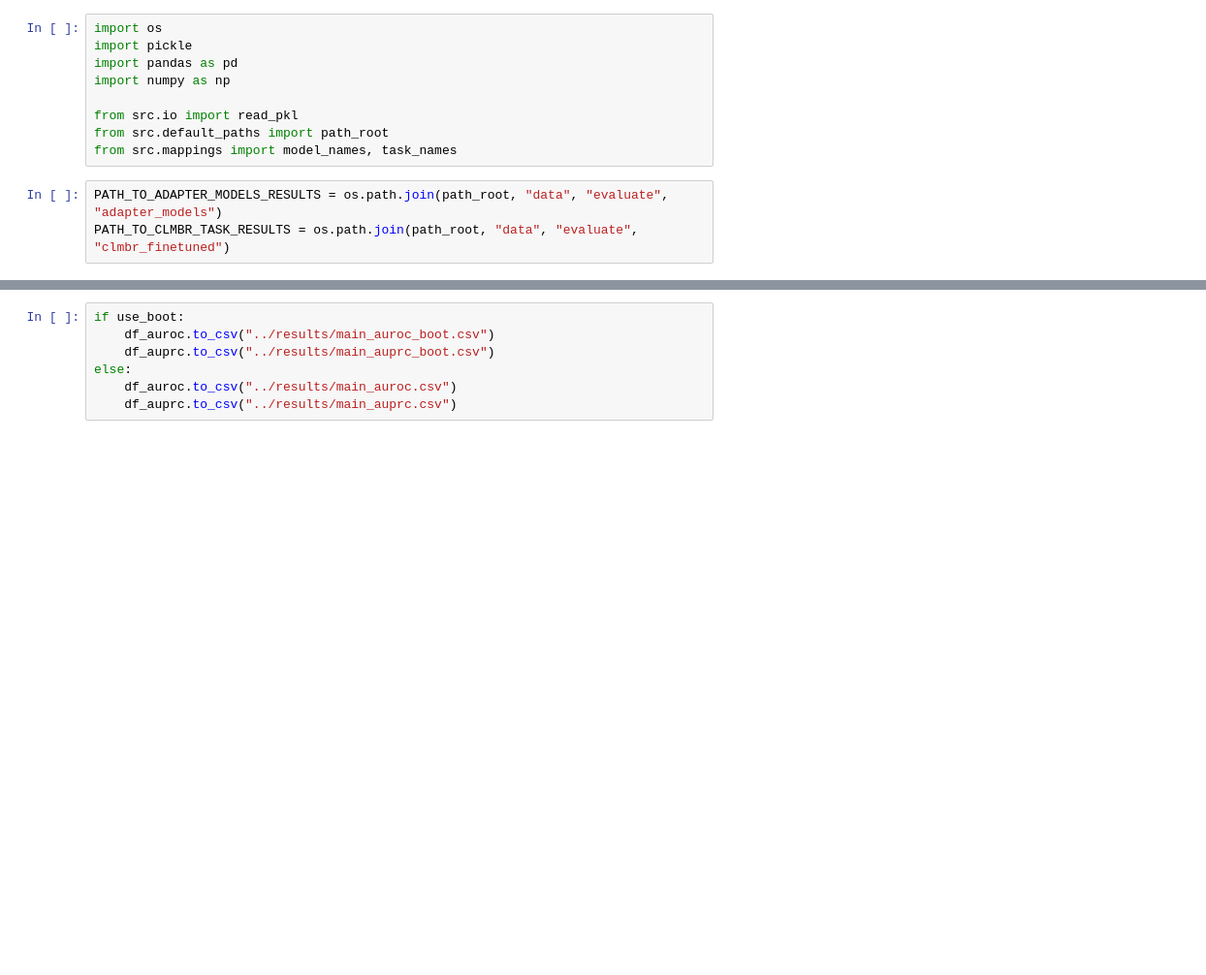
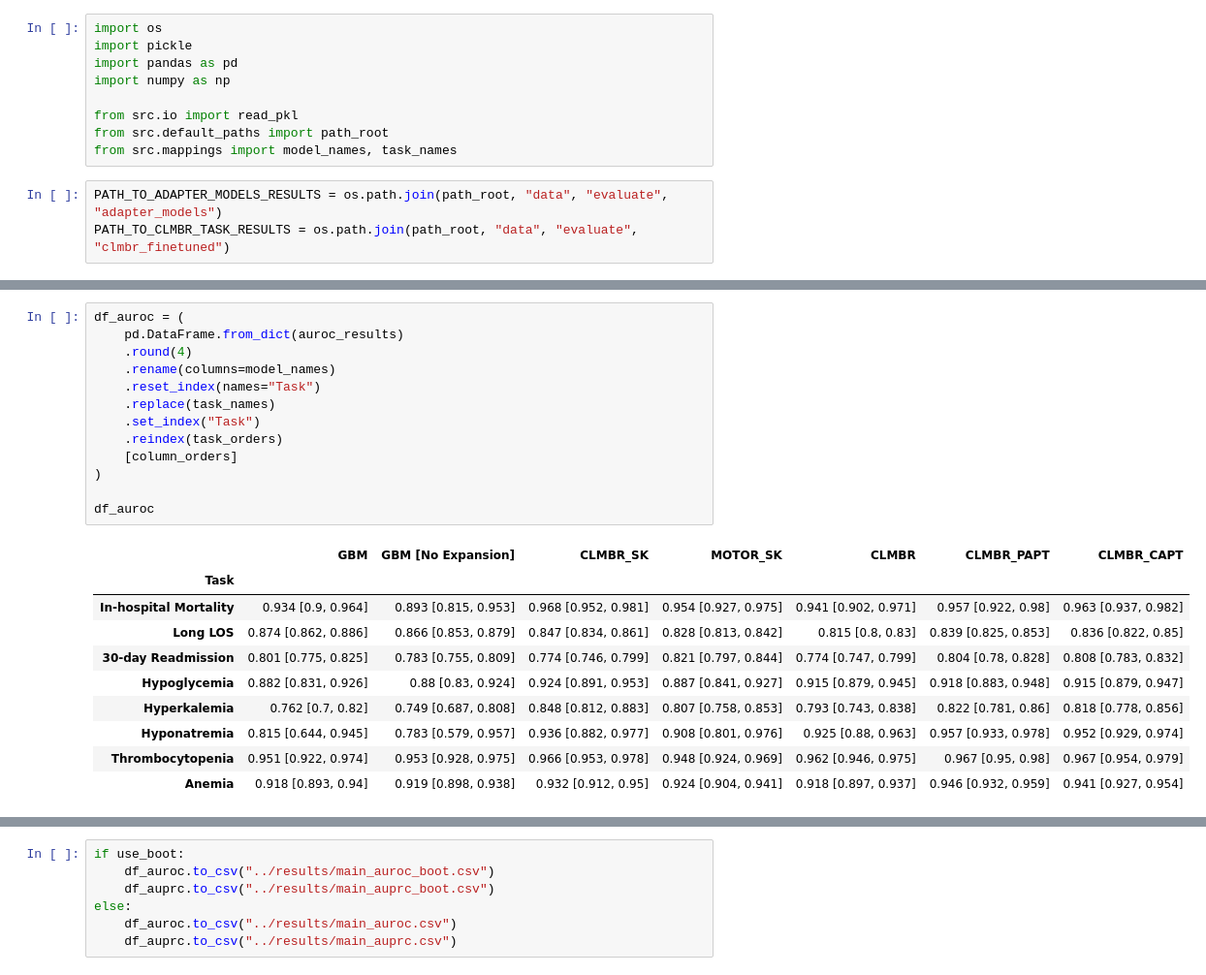
Before and after one commit to sungresearch/femr-on-sk, a Jupyter notebook: notebooks/results.ipynb, the cells around one changed output, grey strips where cells are left out. Shown at 97% size. Cells and saved outputs as stored; diff of their text form; blank space fills up the shorter version.

```diff
--- a/notebooks/results.ipynb
+++ b/notebooks/results.ipynb
@@ -95,3 +95,27 @@ df_auroc
+# %%
+df_auroc = (
+    pd.DataFrame.from_dict(auroc_results)
+    .round(4)
+    .rename(columns=model_names)
+    .reset_index(names="Task")
+    .replace(task_names)
+    .set_index("Task")
+    .reindex(task_orders)
+    [column_orders]
+)
+
+df_auroc
+# %% [output]
+|  | GBM | GBM [No Expansion] | CLMBR_SK | MOTOR_SK | CLMBR | CLMBR_PAPT | CLMBR_CAPT |
+| Task |  |  |  |  |  |  |  |
+| In-hospital Mortality | 0.934 [0.9, 0.964] | 0.893 [0.815, 0.953] | 0.968 [0.952, 0.981] | 0.954 [0.927, 0.975] | 0.941 [0.902, 0.971] | 0.957 [0.922, 0.98] | 0.963 [0.937, 0.982] |
+| Long LOS | 0.874 [0.862, 0.886] | 0.866 [0.853, 0.879] | 0.847 [0.834, 0.861] | 0.828 [0.813, 0.842] | 0.815 [0.8, 0.83] | 0.839 [0.825, 0.853] | 0.836 [0.822, 0.85] |
+| 30-day Readmission | 0.801 [0.775, 0.825] | 0.783 [0.755, 0.809] | 0.774 [0.746, 0.799] | 0.821 [0.797, 0.844] | 0.774 [0.747, 0.799] | 0.804 [0.78, 0.828] | 0.808 [0.783, 0.832] |
+| Hypoglycemia | 0.882 [0.831, 0.926] | 0.88 [0.83, 0.924] | 0.924 [0.891, 0.953] | 0.887 [0.841, 0.927] | 0.915 [0.879, 0.945] | 0.918 [0.883, 0.948] | 0.915 [0.879, 0.947] |
+| Hyperkalemia | 0.762 [0.7, 0.82] | 0.749 [0.687, 0.808] | 0.848 [0.812, 0.883] | 0.807 [0.758, 0.853] | 0.793 [0.743, 0.838] | 0.822 [0.781, 0.86] | 0.818 [0.778, 0.856] |
+| Hyponatremia | 0.815 [0.644, 0.945] | 0.783 [0.579, 0.957] | 0.936 [0.882, 0.977] | 0.908 [0.801, 0.976] | 0.925 [0.88, 0.963] | 0.957 [0.933, 0.978] | 0.952 [0.929, 0.974] |
+| Thrombocytopenia | 0.951 [0.922, 0.974] | 0.953 [0.928, 0.975] | 0.966 [0.953, 0.978] | 0.948 [0.924, 0.969] | 0.962 [0.946, 0.975] | 0.967 [0.95, 0.98] | 0.967 [0.954, 0.979] |
+| Anemia | 0.918 [0.893, 0.94] | 0.919 [0.898, 0.938] | 0.932 [0.912, 0.95] | 0.924 [0.904, 0.941] | 0.918 [0.897, 0.937] | 0.946 [0.932, 0.959] | 0.941 [0.927, 0.954] |
 # %%
 df_auprc = (
     pd.DataFrame.from_dict(auprc_results)
```
Also changed, not shown: parts of 6 cells of this notebook, 47 other files.
